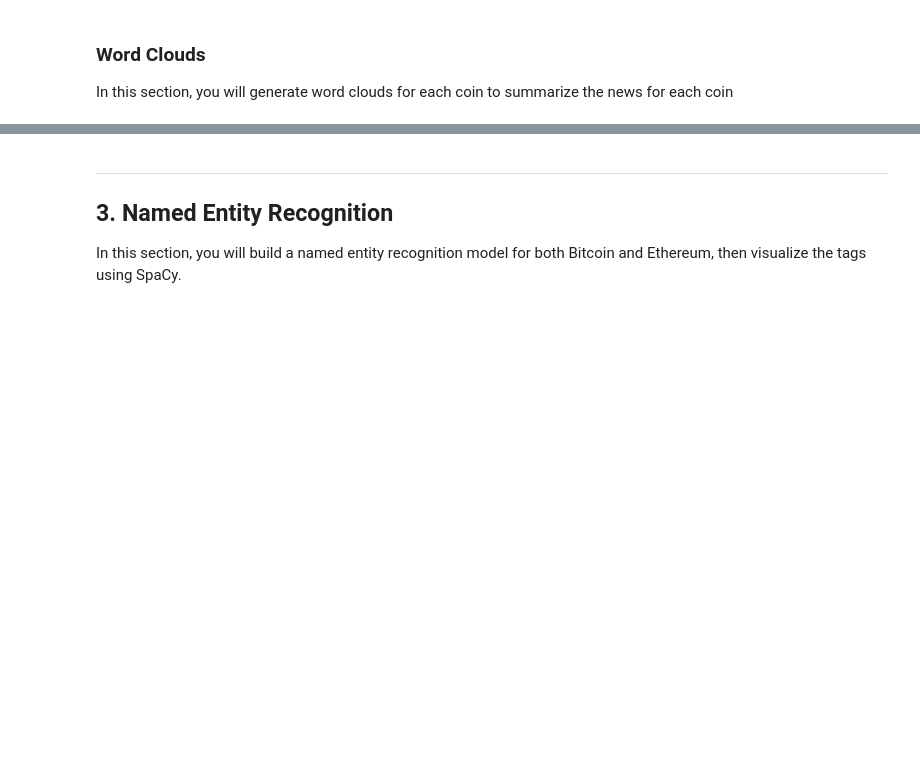
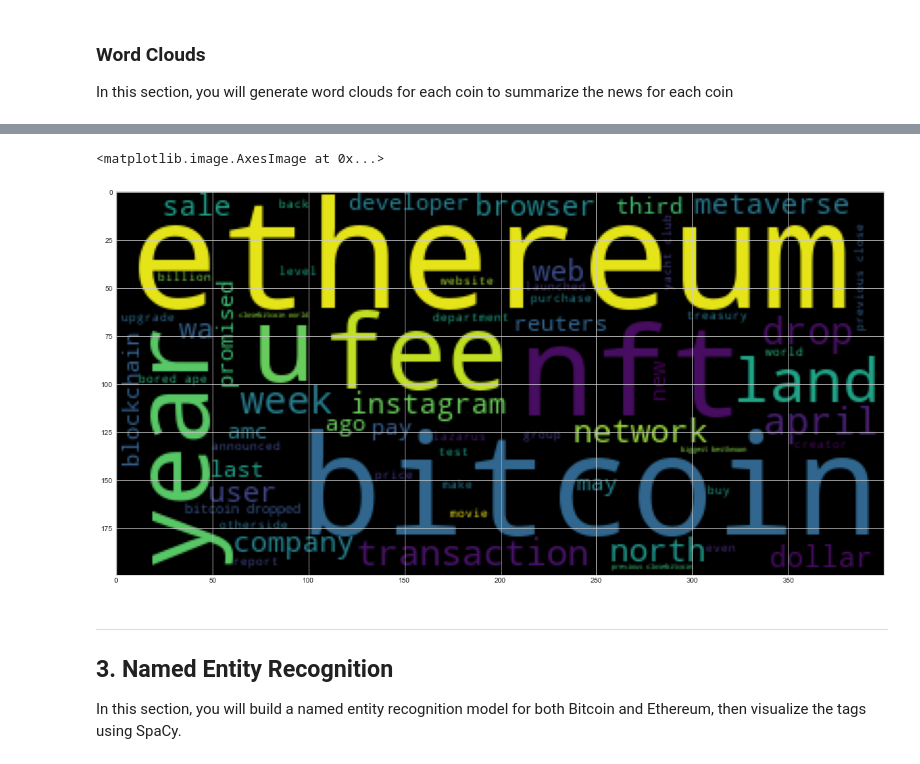
Before and after one commit to adamgulyas/btc-eth-sentiment-analysis, a Jupyter notebook: crypto_sentiment.ipynb, the cells around one changed output, grey strips where cells are left out. Drawn from its saved outputs; the diff is of its cells as text; code cells hidden in the pictures; blank space fills up the shorter version.

```diff
--- a/crypto_sentiment.ipynb
+++ b/crypto_sentiment.ipynb
@@ -216,2 +270,5 @@ from nltk import ngrams
 # %%
 # Generate the Ethereum N-grams where N=2
+eth_corpus = [article['description']+' '+article['content'] for article in eth_news['articles']]
+eth_bigrams = get_bigrams(eth_corpus)
+token_count(eth_bigrams)
@@ -241,5 +339,11 @@ mpl.rcParams['figure.figsize'] = [20.0, 10.0]
 # %%
 # Generate the Ethereum word cloud
+eth_tokens_str = tokenize(eth_corpus)
+wc = WordCloud().generate(' '.join(eth_tokens_str))
+plt.imshow(wc)
+# %% [output]
+<matplotlib.image.AxesImage at 0x...>
+[figure, added]
 # %% [markdown]
 ---
 ## 3. Named Entity Recognition
```
Also changed, not shown: parts of 19 cells of this notebook.
